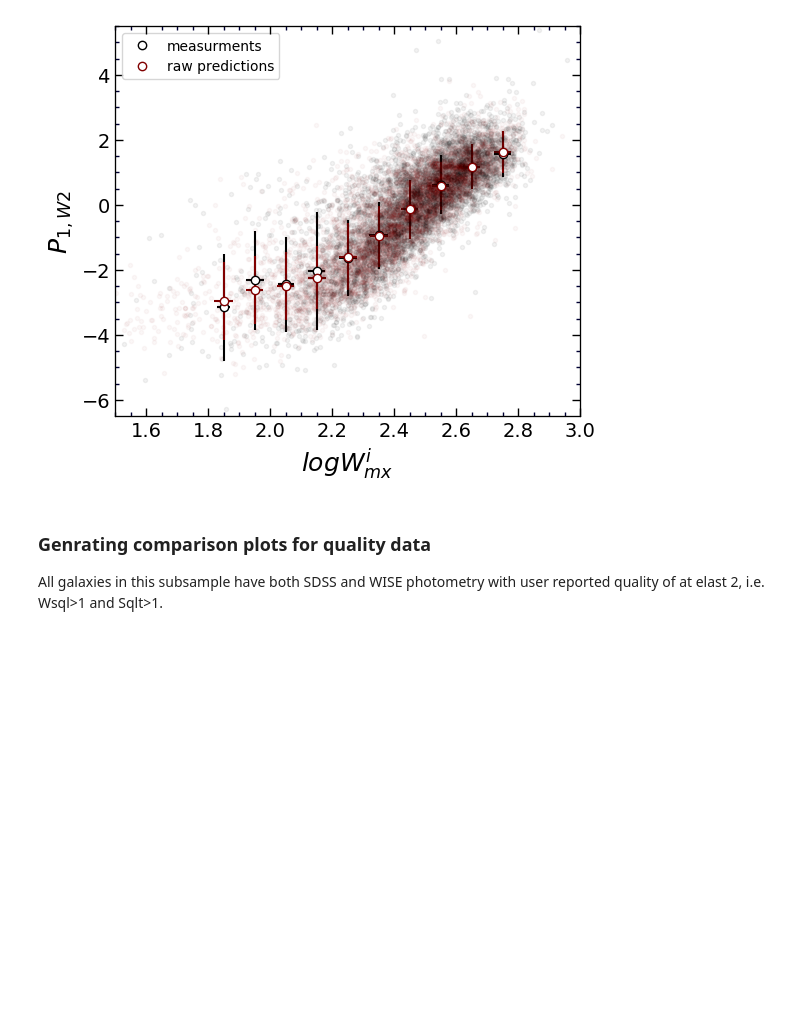
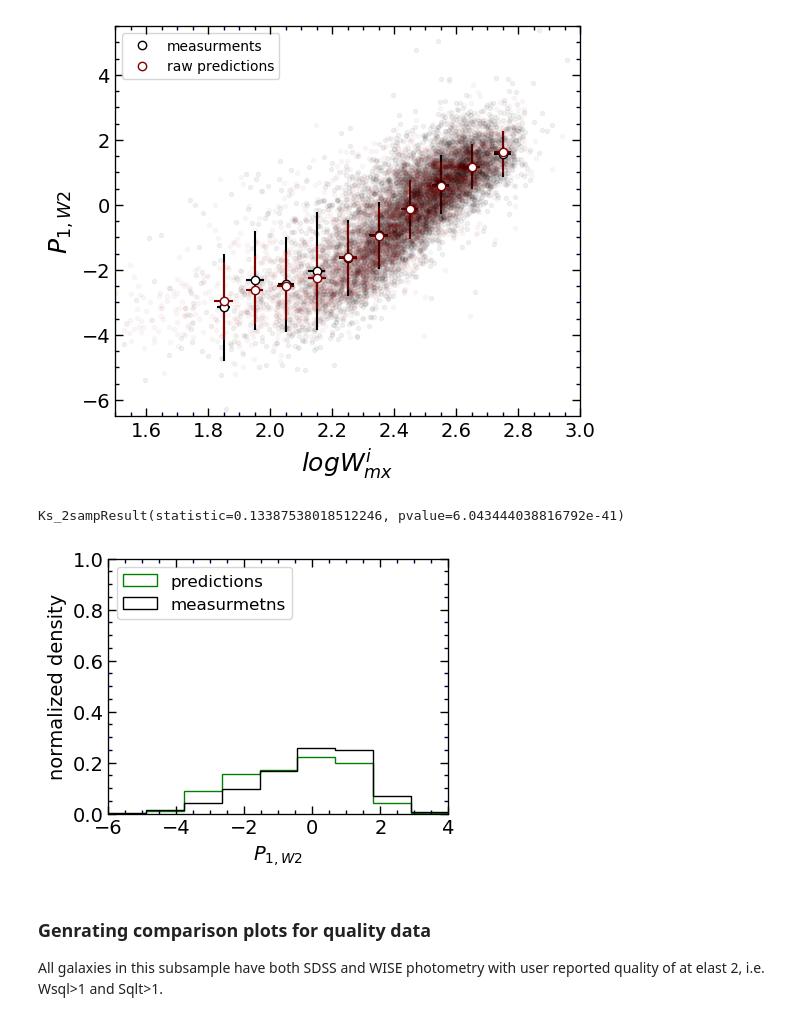
Before and after one commit to ekourkchi/TFcalibrators, a Jupyter notebook: Predictions_assessments.ipynb, the cells around one changed output. Saved outputs shown, nothing was run; the diff lists cells and outputs as text; code cells hidden in the pictures; blank space fills up the shorter version.

```diff
--- a/Predictions_assessments.ipynb
+++ b/Predictions_assessments.ipynb
@@ -690,6 +692,26 @@ ax.legend()
 -0.14
 <matplotlib.legend.Legend at 0x...>
 [figure]
+# %%
+fig = plt.figure(figsize=(4, 3), dpi=100)
+ax = fig.add_axes([0.13, 0.1, 0.85,  0.85])
+
+bins = np.linspace(-6,4,10, endpoint=True)
+ax.hist(Y2, bins=bins, histtype='step', label='predictions', density=True, color='green')
+ax.hist(Y1, bins=bins, histtype='step', label='measurmetns', density=True, color='k')
+
+ax.legend(prop={'size': 12}, loc=2)
+
+ax.set_xlabel(r'$P_{1,W2}$', fontsize=14)
+ax.set_ylabel('normalized density', fontsize=14)
+
+
+set_axes(ax, [-6,4], [0,1], fontsize=14)
+
+print stats.ks_2samp(Y1, Y2)
+# %% [output]
+Ks_2sampResult(statistic=0.13387538018512246, pvalue=6.043444038816792e-41)
+[figure, added]
 # %%
 # fig = py.figure(figsize=(5,5), dpi=100)
 # fig.subplots_adjust(wspace=0, top=0.9, bottom=0.12, left=0.05, right=0.98)
```
Also changed, not shown: parts of 16 cells of this notebook.
